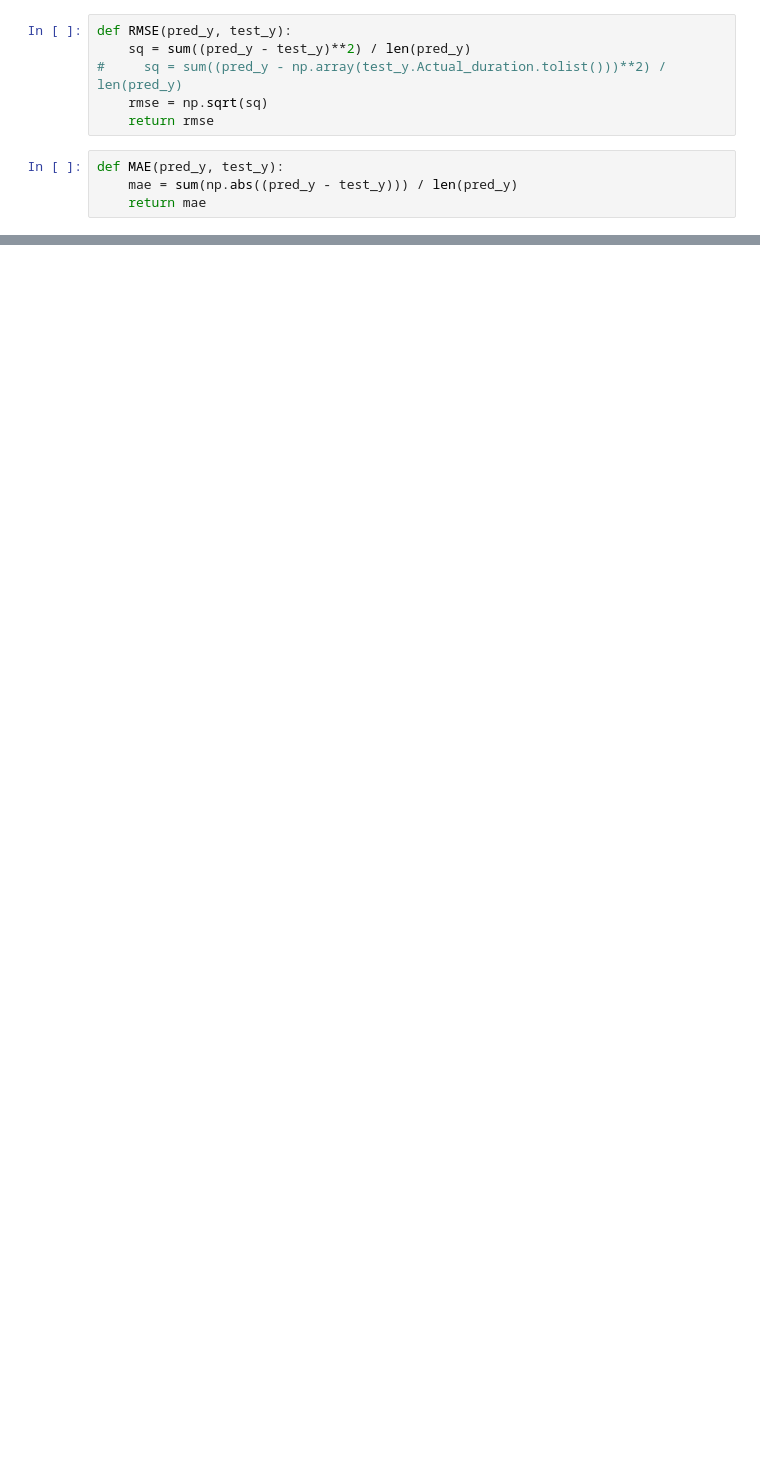
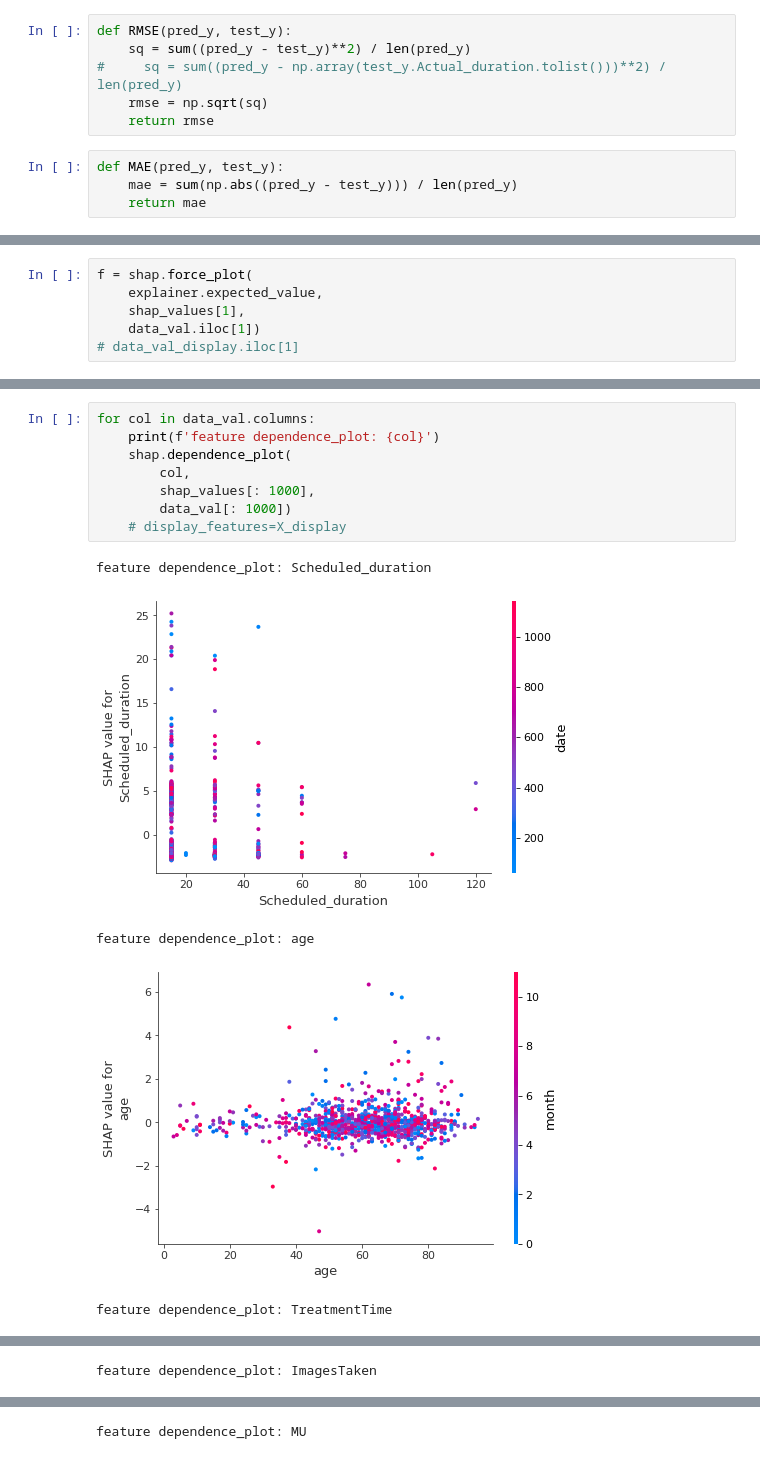
Before and after one commit to Alex2Yang97/waiting_time_project, a Jupyter notebook: code/数据预处理/ligthgbm_model.ipynb, the cells around one changed output, grey strips where cells are left out. Saved outputs shown, nothing was run; the diff lists cells and outputs as text; blank space fills up the shorter version.

```diff
--- a/code/数据预处理/ligthgbm_model.ipynb
+++ b/code/数据预处理/ligthgbm_model.ipynb
@@ -599,0 +383,6 @@ train_x_display = data_display.iloc[: int(0.9 * data.shape[0])]
+# %%
+f = shap.force_plot(
+    explainer.expected_value,
+    shap_values[1],
+    data_val.iloc[1])
+# data_val_display.iloc[1]
@@ -599,0 +436,14 @@ train_x_display = data_display.iloc[: int(0.9 * data.shape[0])]
+# %%
+for col in data_val.columns:
+    print(f'feature dependence_plot: {col}')
+    shap.dependence_plot(
+        col,
+        shap_values[: 1000],
+        data_val[: 1000])
+    # display_features=X_display
+# %% [output]
+feature dependence_plot: Scheduled_duration
+[figure, added]
+feature dependence_plot: age
+[figure, added]
+feature dependence_plot: TreatmentTime
@@ -599,0 +451 @@ train_x_display = data_display.iloc[: int(0.9 * data.shape[0])]
+feature dependence_plot: ImagesTaken
@@ -599,0 +453 @@ train_x_display = data_display.iloc[: int(0.9 * data.shape[0])]
+feature dependence_plot: MU
```
Also changed, not shown: parts of 64 cells of this notebook, 2 other files.
